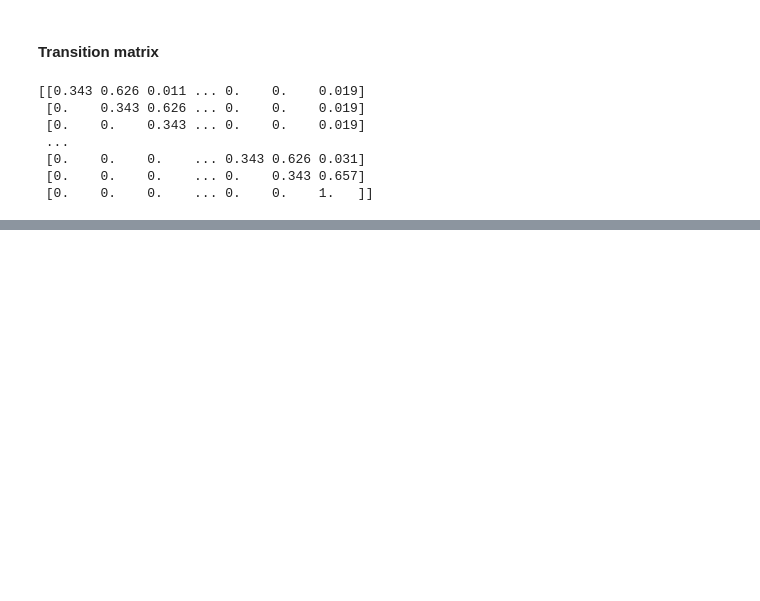
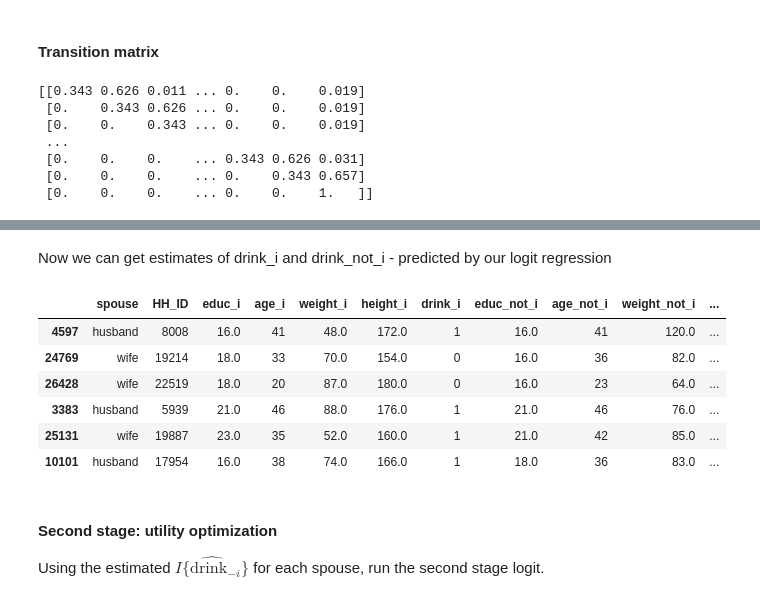
Before and after one commit to Nick-Pupkin/NES, a Jupyter notebook: EIO_2_Popov_Nick.ipynb, the cells around one changed output, grey strips where cells are left out. Cells and saved outputs as stored; diff of their text form; code cells hidden in the pictures; blank space fills up the shorter version.

```diff
--- a/EIO_2_Popov_Nick.ipynb
+++ b/EIO_2_Popov_Nick.ipynb
@@ -114,0 +298,24 @@ print(P_rounded)
+# %%
+# husband dataset
+males = data2.copy()
+males.rename(columns={'educ_husband':'educ_i','age1_husband':'age_i','weight1_husband':'weight_i',
+                         'height1_husband':'height_i','drink1_husband':'drink_i'}, inplace=True)
+# educ_i - education of a husband (i) in the husband dataset
+# educ_not_i - education of a wife (not_i) in the husband dataset
+males.rename(columns={'educ_wife':'educ_not_i','age2_wife':'age_not_i','weight2_wife':'weight_not_i',
+                         'height2_wife':'height_not_i','drink2_wife':'drink_not_i'}, inplace=True)
+males['spouse'] = 'husband'
+
+# wife dataset
+females = data2.copy()
+females.rename(columns={'educ_wife':'educ_i','age2_wife':'age_i','weight2_wife':'weight_i',
+                      'height2_wife':'height_i','drink2_wife':'drink_i'}, inplace=True)
+# educ_h_i - education of a wife (i) in the wife dataset
+# educ_w_not_i - education of a husband (not_i) in the wife dataset
+
+females.rename(columns={'educ_husband':'educ_not_i','age1_husband':'age_not_i','weight1_husband':'weight_not_i',
+                      'height1_husband':'height_not_i','drink1_husband':'drink_not_i'}, inplace=True)
+females['spouse'] = 'wife'
+# %%
+data_RLMS = pd.concat([males, females], ignore_index=True,axis=0) # axis=0 - rows are stacked on top pof each other
+data_RLMS = data_RLMS.iloc[:, [11] + list(range(0, 11))]
@@ -114,0 +332,8 @@ print(P_rounded)
+# %%
+Y = data_RLMS['drink_i']
+X = data_RLMS.drop(['spouse', 'HH_ID', 'drink_i', 'drink_not_i'],axis=1) # remove unrelevant variables
+X = sm.add_constant(X)
+
+# run our beloved logit
+logit = Logit(Y, X).fit(cov_type="hc2")
+print(logit.summary())
@@ -114,0 +372,23 @@ print(P_rounded)
+# %% [markdown]
+Now we can get estimates of drink_i and drink_not_i - predicted by our logit regression
+# %%
+# idea - to assign drink_pred for wife to husband observation (and vice versa) - these will be beliefs of a husband (wife)
+data_RLMS['drink_pred'] = logit.predict(X) # prediction for the whole dataset
+drink_pred_wifes = np.array(data_RLMS.loc[data_RLMS['spouse']=='wife','drink_pred']) # for wifes
+drink_pred_husbands = np.array(data_RLMS.loc[data_RLMS['spouse']=='husband','drink_pred']) # for husbands
+data_RLMS['belief']=np.concatenate([drink_pred_wifes,drink_pred_husbands]) # now unite - note that the dataset itself has husband obs. first
+data_RLMS = data_RLMS.drop(['drink_pred'],axis = 1) # drop the initial column
+# %%
+data_RLMS.sample(6)
+# %% [output]
+|  | spouse | HH_ID | educ_i | age_i | weight_i | height_i | drink_i | educ_not_i | age_not_i | weight_not_i | ... |
+| 4597 | husband | 8008 | 16.0 | 41 | 48.0 | 172.0 | 1 | 16.0 | 41 | 120.0 | ... |
+| 24769 | wife | 19214 | 18.0 | 33 | 70.0 | 154.0 | 0 | 16.0 | 36 | 82.0 | ... |
+| 26428 | wife | 22519 | 18.0 | 20 | 87.0 | 180.0 | 0 | 16.0 | 23 | 64.0 | ... |
+| 3383 | husband | 5939 | 21.0 | 46 | 88.0 | 176.0 | 1 | 21.0 | 46 | 76.0 | ... |
+| 25131 | wife | 19887 | 23.0 | 35 | 52.0 | 160.0 | 1 | 21.0 | 42 | 85.0 | ... |
+| 10101 | husband | 17954 | 16.0 | 38 | 74.0 | 166.0 | 1 | 18.0 | 36 | 83.0 | ... |
+# %% [markdown]
+#### Second stage: utility optimization
+
+Using the estimated $\widehat{I\{\text{drink}_{-i}\}}$ for each spouse, run the second stage logit.
```
Also changed, not shown: parts of 61 cells of this notebook.
